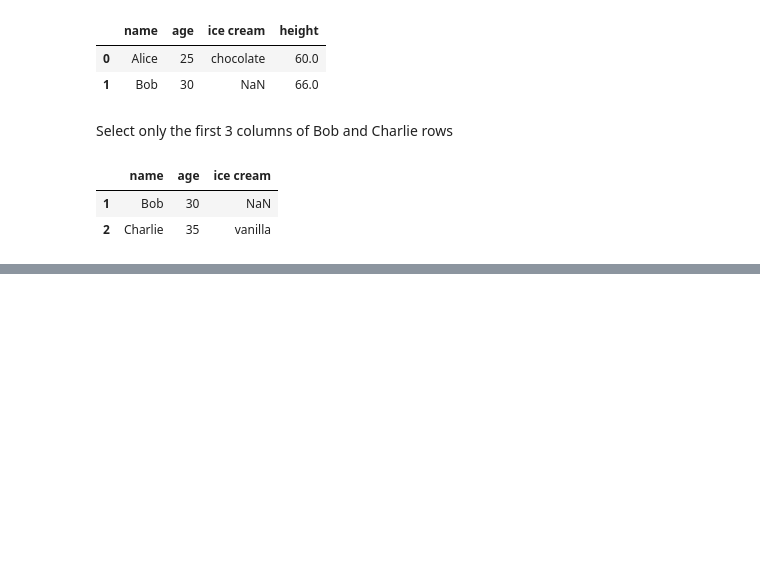
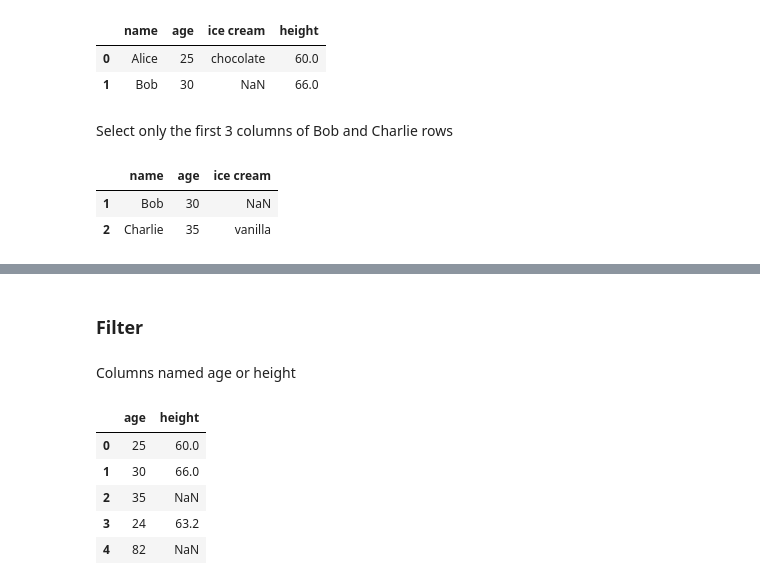
Before and after one commit to johnmarcovici/demo-notebooks, a Jupyter notebook: pandas_demos.ipynb, the cells around one changed output, grey strips where cells are left out. Cells and saved outputs as stored; diff of their text form; code cells hidden in the pictures; blank space fills up the shorter version.

```diff
--- a/pandas_demos.ipynb
+++ b/pandas_demos.ipynb
@@ -410,0 +426,13 @@ df.iloc[1:3, :3]
+# %% [markdown]
+### Filter
+# %% [markdown]
+Columns named age or height
+# %%
+df.filter(items=["age", "height"])
+# %% [output]
+|  | age | height |
+| 0 | 25 | 60.0 |
+| 1 | 30 | 66.0 |
+| 2 | 35 | NaN |
+| 3 | 24 | 63.2 |
+| 4 | 82 | NaN |
```
Also changed, not shown: parts of 13 cells of this notebook.
